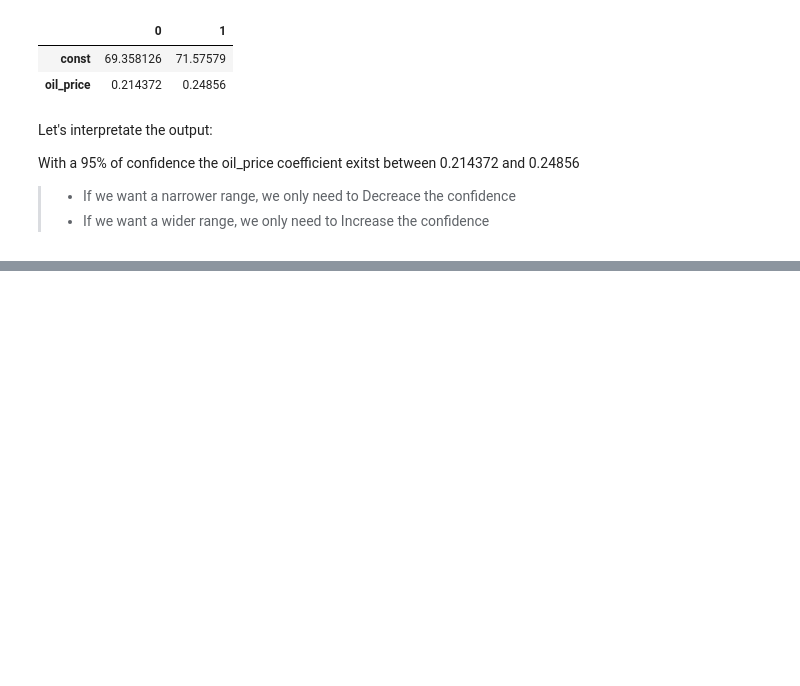
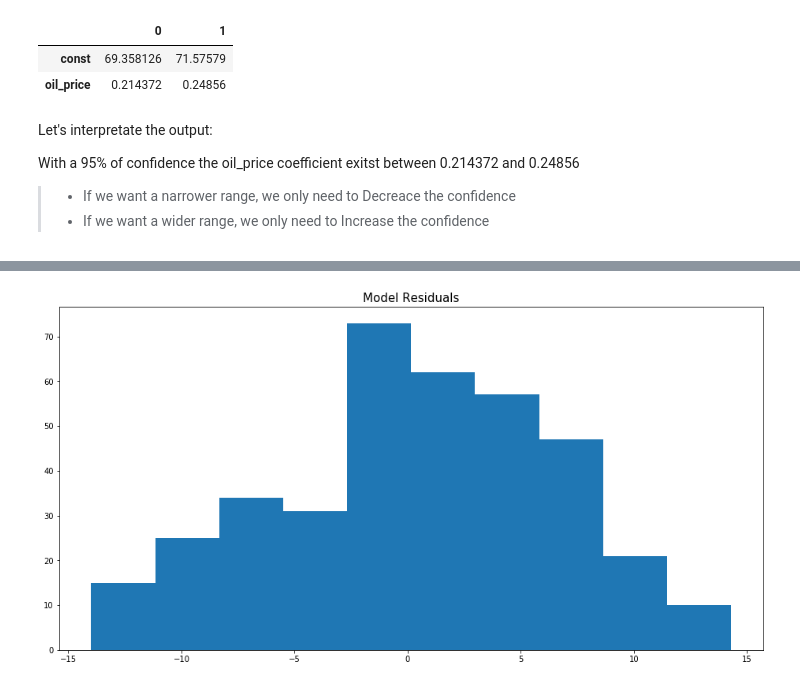
Before and after one commit to Richardbmk/datascience_machinelearning, a Jupyter notebook: ExxonMobile-vs-BarrelOil-Problem.ipynb, the cells around one changed output, grey strips where cells are left out. Saved outputs shown, nothing was run; the diff lists cells and outputs as text; code cells hidden in the pictures; blank space fills up the shorter version.

Commit message:
Exxon vs Oil project finished

```diff
--- a/ExxonMobile-vs-BarrelOil-Problem.ipynb
+++ b/ExxonMobile-vs-BarrelOil-Problem.ipynb
@@ -521,0 +616,4 @@ With a 95% of confidence the oil_price coefficient exitst between 0.214372 and 0
+# %%
+# Let's calculate de residuals
+y_residual = y_test - y_predict
+y_residual.head()
@@ -521,0 +628,17 @@ With a 95% of confidence the oil_price coefficient exitst between 0.214372 and 0
+# %%
+# ploting the residuals
+
+# Building the histogram
+
+# Plot creation
+fig, ax = plt.subplots(figsize=(16,8))
+
+# Ploting the data
+ax.hist(y_residual['exxon_price'])
+
+# Customize the plot 1
+ax.set_title('Model Residuals', fontsize=15)
+
+plt.show()
+# %% [output]
+[figure, added]
```
Also changed, not shown: parts of 19 cells of this notebook, 1 other file.
